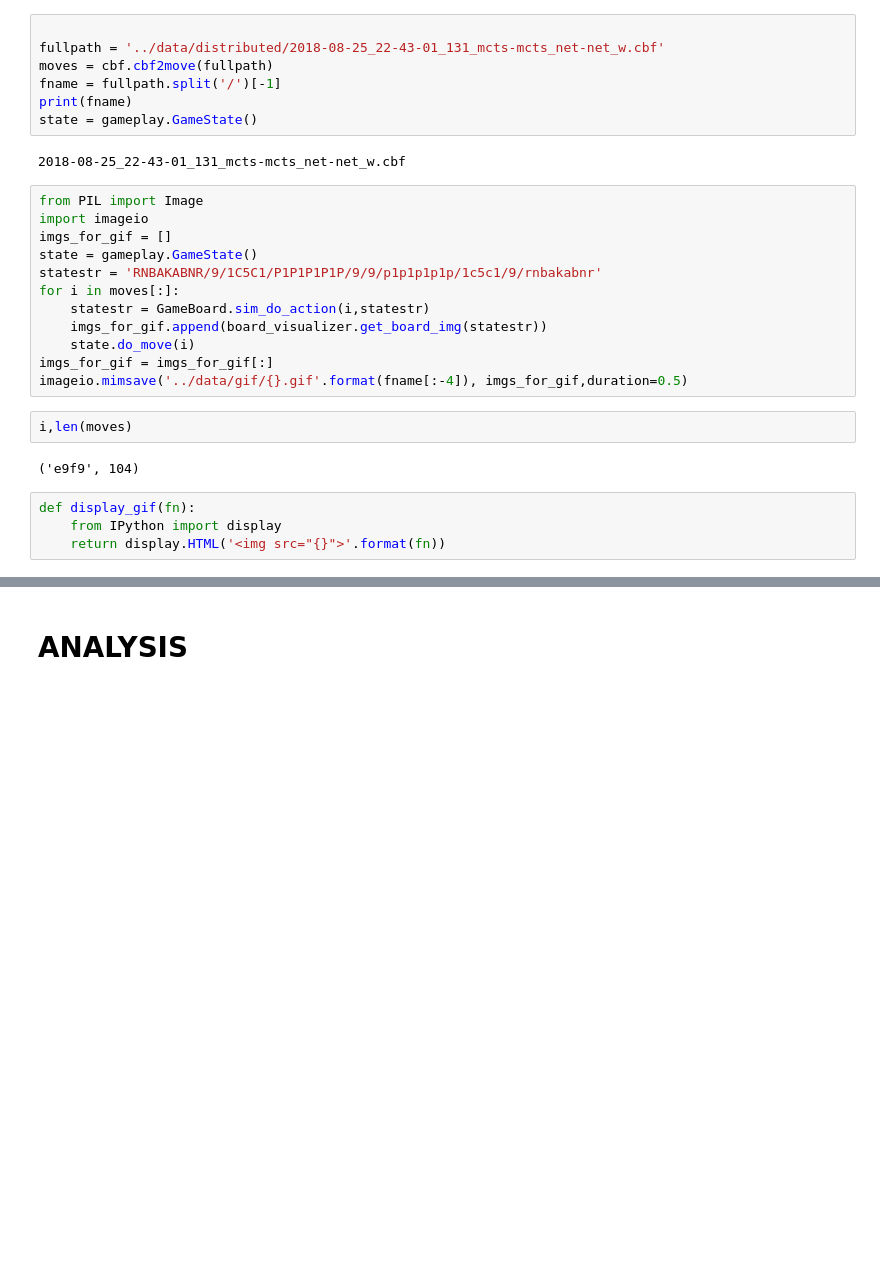
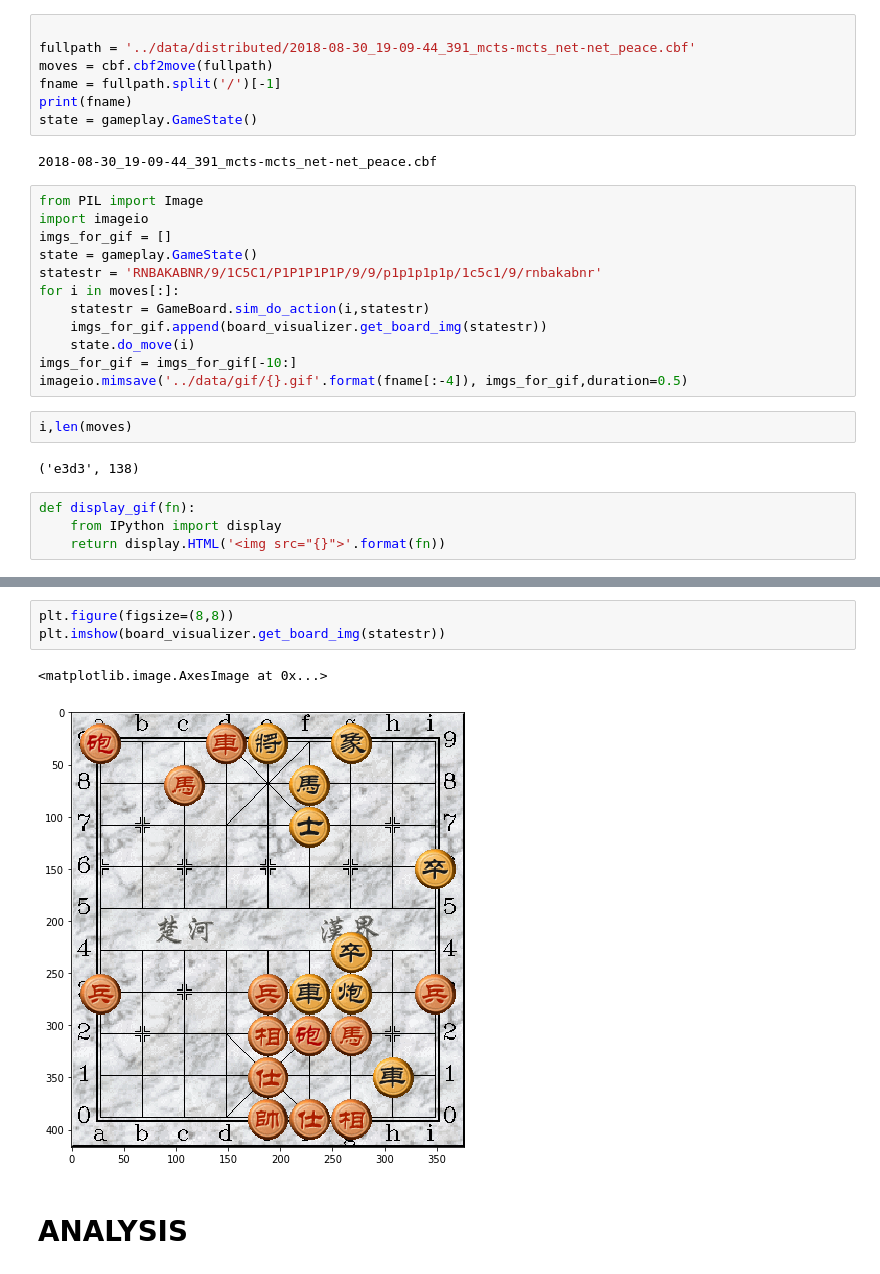
Before and after one commit to bupticybee/icyChessZero, a Jupyter notebook: ipynbs/see_gameplay.ipynb, the cells around one changed output, grey strips where cells are left out. Saved outputs shown, nothing was run; the diff lists cells and outputs as text; blank space fills up the shorter version.

```diff
--- a/ipynbs/see_gameplay.ipynb
+++ b/ipynbs/see_gameplay.ipynb
@@ -34,12 +45,12 @@ import json
 # %%
 
-fullpath = '../data/distributed/2018-08-25_22-43-01_131_mcts-mcts_net-net_w.cbf'
+fullpath = '../data/distributed/2018-08-30_19-09-44_391_mcts-mcts_net-net_peace.cbf'
 moves = cbf.cbf2move(fullpath)
 fname = fullpath.split('/')[-1]
 print(fname)
 state = gameplay.GameState()
 # %% [output]
-2018-08-25_22-43-01_131_mcts-mcts_net-net_w.cbf
+2018-08-30_19-09-44_391_mcts-mcts_net-net_peace.cbf
 # %%
 from PIL import Image
 import imageio
@@ -50,12 +61,12 @@ for i in moves[:]:
     statestr = GameBoard.sim_do_action(i,statestr)
     imgs_for_gif.append(board_visualizer.get_board_img(statestr))
     state.do_move(i)
-imgs_for_gif = imgs_for_gif[:]
+imgs_for_gif = imgs_for_gif[-10:]
 imageio.mimsave('../data/gif/{}.gif'.format(fname[:-4]), imgs_for_gif,duration=0.5)
 # %%
 i,len(moves)
 # %% [output]
-('e9f9', 104)
+('e3d3', 138)
 # %%
 def display_gif(fn):
     from IPython import display
@@ -64,6 +75,12 @@ def display_gif(fn):
 display_gif('../data/gif/{}.gif'.format(fname[:-4]))
 # %% [output]
 [interactive output not drawn]
+# %%
+plt.figure(figsize=(8,8))
+plt.imshow(board_visualizer.get_board_img(statestr))
+# %% [output]
+<matplotlib.image.AxesImage at 0x...>
+[figure, added]
 # %% [markdown]
 # ANALYSIS
 # %%
```
Also changed, not shown: parts of 9 cells of this notebook, 8 other files.
